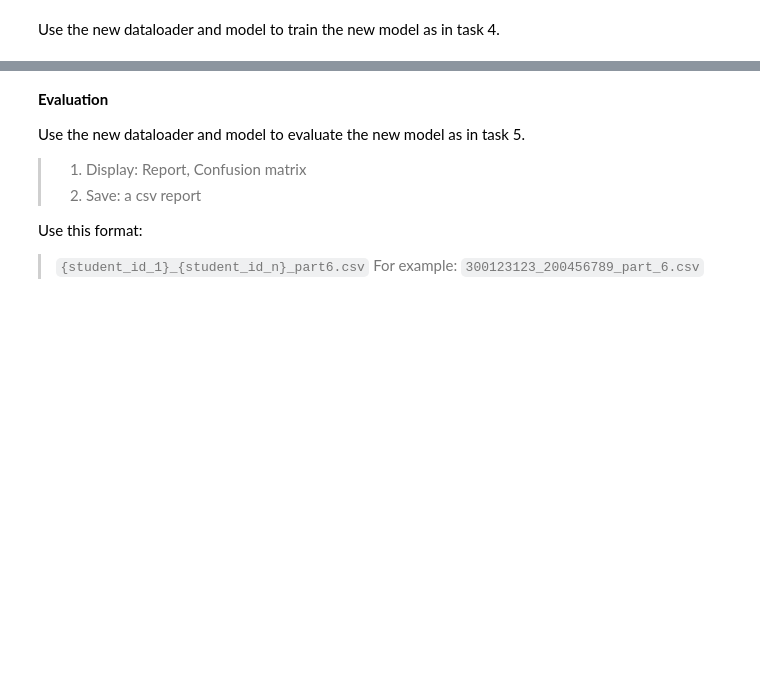
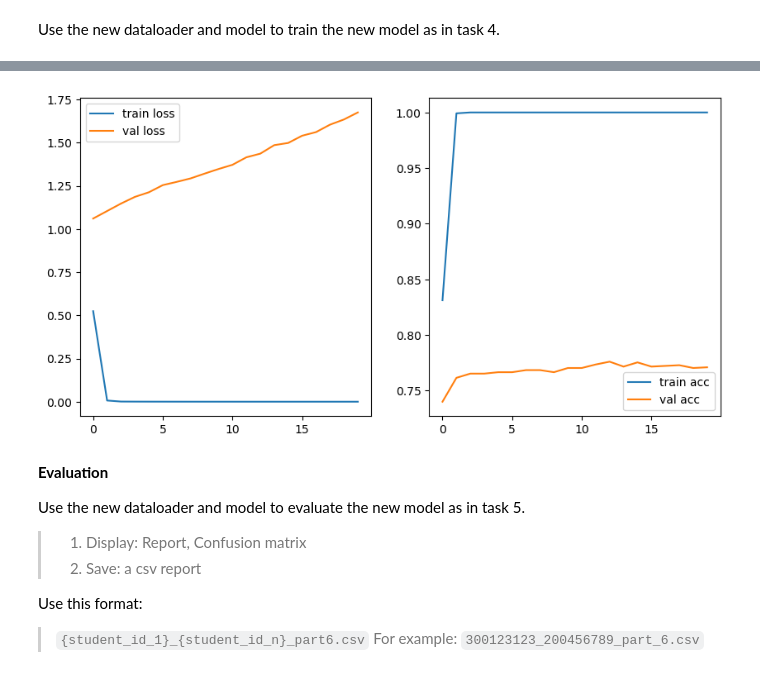
Before and after one commit to Lior-Baruch/NLP, a Jupyter notebook: HW4/Assignment_4_RC.ipynb, the cells around one changed output, grey strips where cells are left out. Saved outputs shown, nothing was run; the diff lists cells and outputs as text; code cells hidden in the pictures; blank space fills up the shorter version.

```diff
--- a/HW4/Assignment_4_RC.ipynb
+++ b/HW4/Assignment_4_RC.ipynb
@@ -1310,3 +1043,23 @@ E1_E2_rep shape: torch.Size([8, 1
+# %%
+# load the model
+model_MTB.load_state_dict(torch.load('MTB_model.pth'))
+# load the history
+with open('MTB_history.pkl', 'rb') as f:
+    train_loss_history_MTB, train_acc_history_MTB, val_loss_history_MTB, val_acc_history_MTB = pickle.load(f)
+# %%
+# plot the loss and accuracy
+plt.figure(figsize=(10, 5))
+plt.subplot(1, 2, 1)
+plt.plot(train_loss_history_MTB, label='train loss')
+plt.plot(val_loss_history_MTB, label='val loss')
+plt.legend()
+plt.subplot(1, 2, 2)
+plt.plot(train_acc_history_MTB, label='train acc')
+plt.plot(val_acc_history_MTB, label='val acc')
+plt.legend()
+plt.show()
+# %% [output]
+[figure, added]
 # %% [markdown]
 **Evaluation**
 
```
Also changed, not shown: parts of 14 cells of this notebook.
